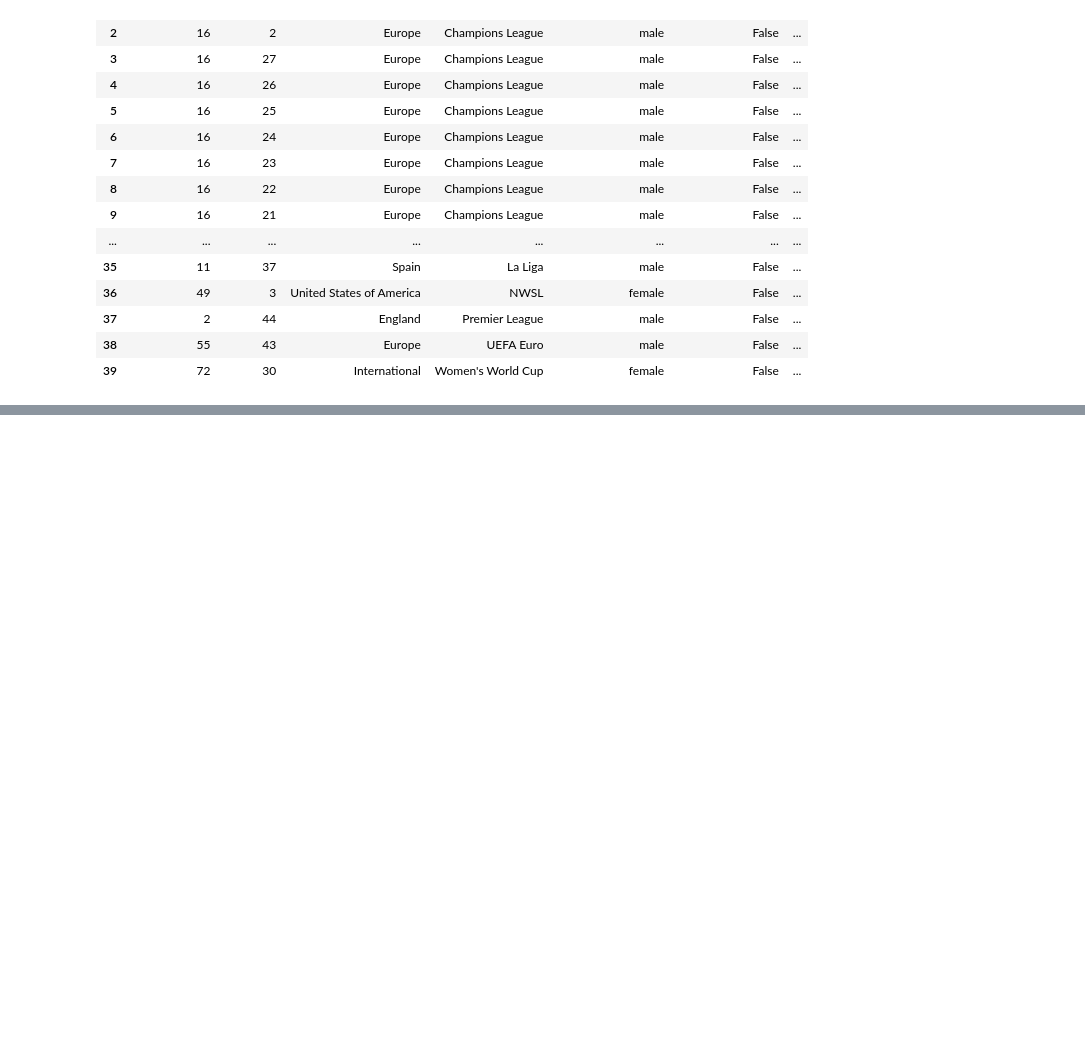
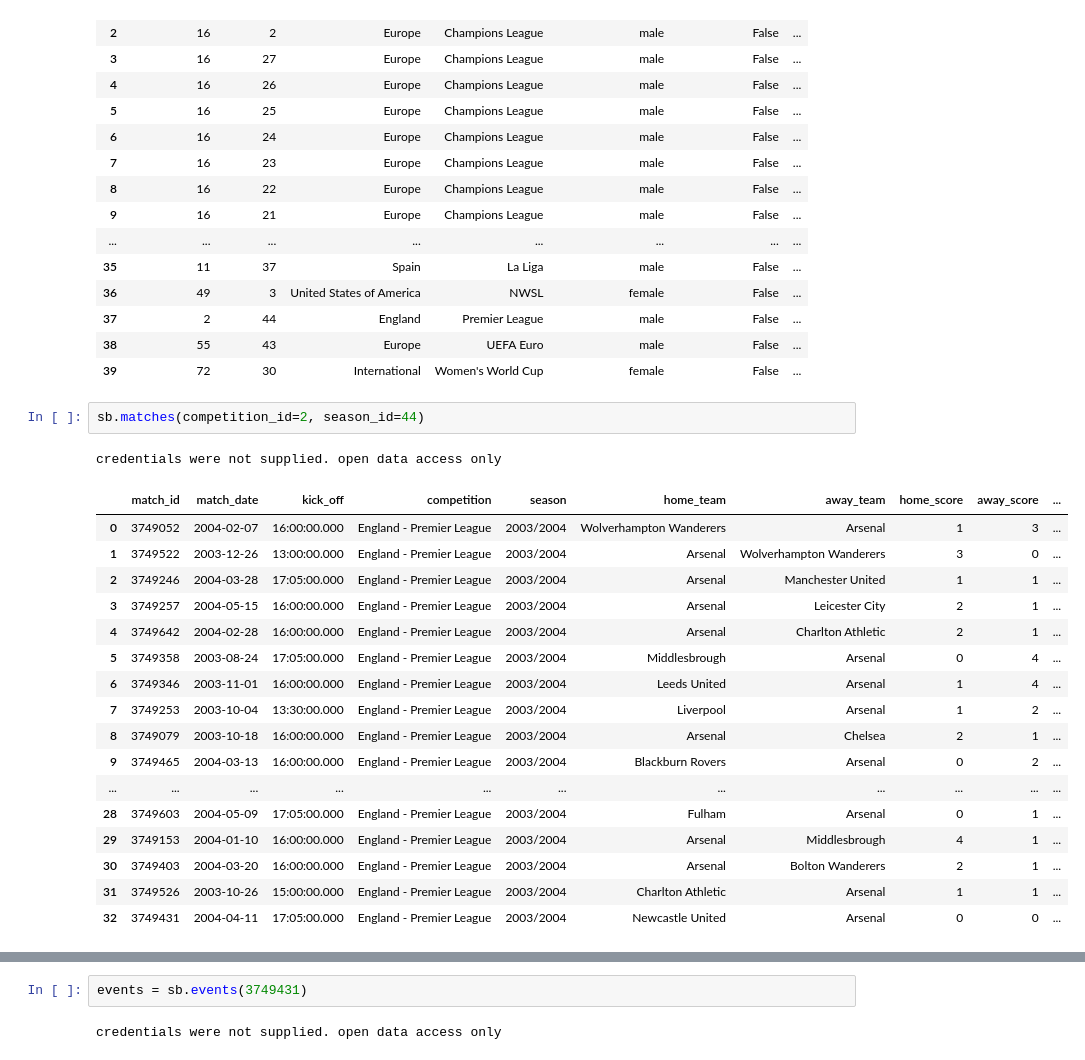
Before and after one commit to chimeenjoku/Footballdata, a Jupyter notebook: footballdata.ipynb, the cells around one changed output, grey strips where cells are left out. Drawn from its saved outputs; the diff is of its cells as text; blank space fills up the shorter version.

```diff
--- a/footballdata.ipynb
+++ b/footballdata.ipynb
@@ -43,3 +43,24 @@ credentials were not supplied. open data access only
 | 37 | 2 | 44 | England | Premier League | male | False | ... |
 | 38 | 55 | 43 | Europe | UEFA Euro | male | False | ... |
 | 39 | 72 | 30 | International | Women's World Cup | female | False | ... |
+# %%
+sb.matches(competition_id=2, season_id=44)
+# %% [output]
+credentials were not supplied. open data access only
+|  | match_id | match_date | kick_off | competition | season | home_team | away_team | home_score | away_score | ... |
+| 0 | 3749052 | 2004-02-07 | 16:00:00.000 | England - Premier League | 2003/2004 | Wolverhampton Wanderers | Arsenal | 1 | 3 | ... |
+| 1 | 3749522 | 2003-12-26 | 13:00:00.000 | England - Premier League | 2003/2004 | Arsenal | Wolverhampton Wanderers | 3 | 0 | ... |
+| 2 | 3749246 | 2004-03-28 | 17:05:00.000 | England - Premier League | 2003/2004 | Arsenal | Manchester United | 1 | 1 | ... |
+| 3 | 3749257 | 2004-05-15 | 16:00:00.000 | England - Premier League | 2003/2004 | Arsenal | Leicester City | 2 | 1 | ... |
+| 4 | 3749642 | 2004-02-28 | 16:00:00.000 | England - Premier League | 2003/2004 | Arsenal | Charlton Athletic | 2 | 1 | ... |
+| 5 | 3749358 | 2003-08-24 | 17:05:00.000 | England - Premier League | 2003/2004 | Middlesbrough | Arsenal | 0 | 4 | ... |
+| 6 | 3749346 | 2003-11-01 | 16:00:00.000 | England - Premier League | 2003/2004 | Leeds United | Arsenal | 1 | 4 | ... |
+| 7 | 3749253 | 2003-10-04 | 13:30:00.000 | England - Premier League | 2003/2004 | Liverpool | Arsenal | 1 | 2 | ... |
+| 8 | 3749079 | 2003-10-18 | 16:00:00.000 | England - Premier League | 2003/2004 | Arsenal | Chelsea | 2 | 1 | ... |
+| 9 | 3749465 | 2004-03-13 | 16:00:00.000 | England - Premier League | 2003/2004 | Blackburn Rovers | Arsenal | 0 | 2 | ... |
+| ... | ... | ... | ... | ... | ... | ... | ... | ... | ... | ... |
+| 28 | 3749603 | 2004-05-09 | 17:05:00.000 | England - Premier League | 2003/2004 | Fulham | Arsenal | 0 | 1 | ... |
+| 29 | 3749153 | 2004-01-10 | 16:00:00.000 | England - Premier League | 2003/2004 | Arsenal | Middlesbrough | 4 | 1 | ... |
+| 30 | 3749403 | 2004-03-20 | 16:00:00.000 | England - Premier League | 2003/2004 | Arsenal | Bolton Wanderers | 2 | 1 | ... |
+| 31 | 3749526 | 2003-10-26 | 15:00:00.000 | England - Premier League | 2003/2004 | Charlton Athletic | Arsenal | 1 | 1 | ... |
+| 32 | 3749431 | 2004-04-11 | 17:05:00.000 | England - Premier League | 2003/2004 | Newcastle United | Arsenal | 0 | 0 | ... |
@@ -45,0 +68,4 @@ credentials were not supplied. open data access only
+# %%
+events = sb.events(3749431)
+# %% [output]
+credentials were not supplied. open data access only
```
Also changed, not shown: parts of 5 cells of this notebook.
